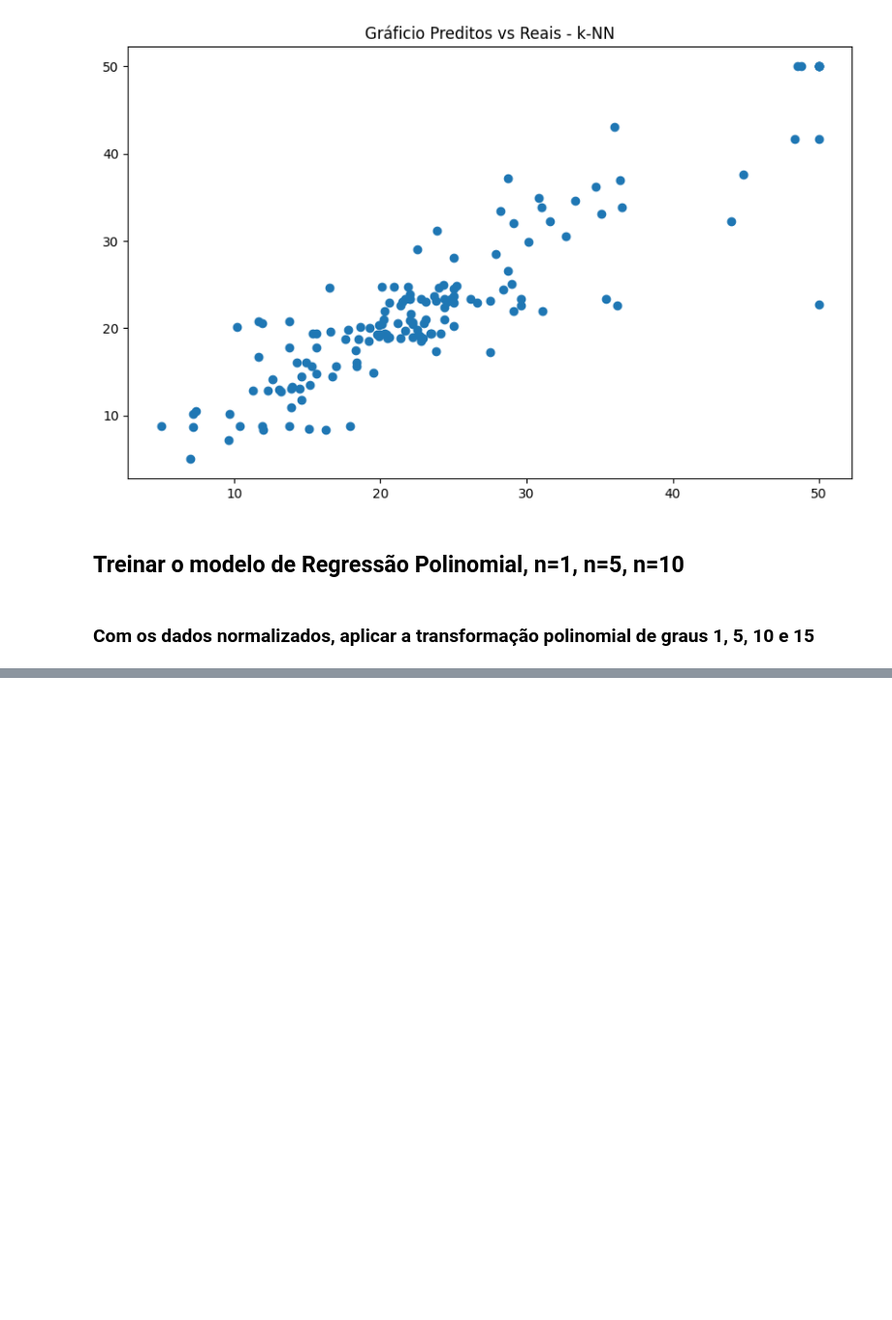
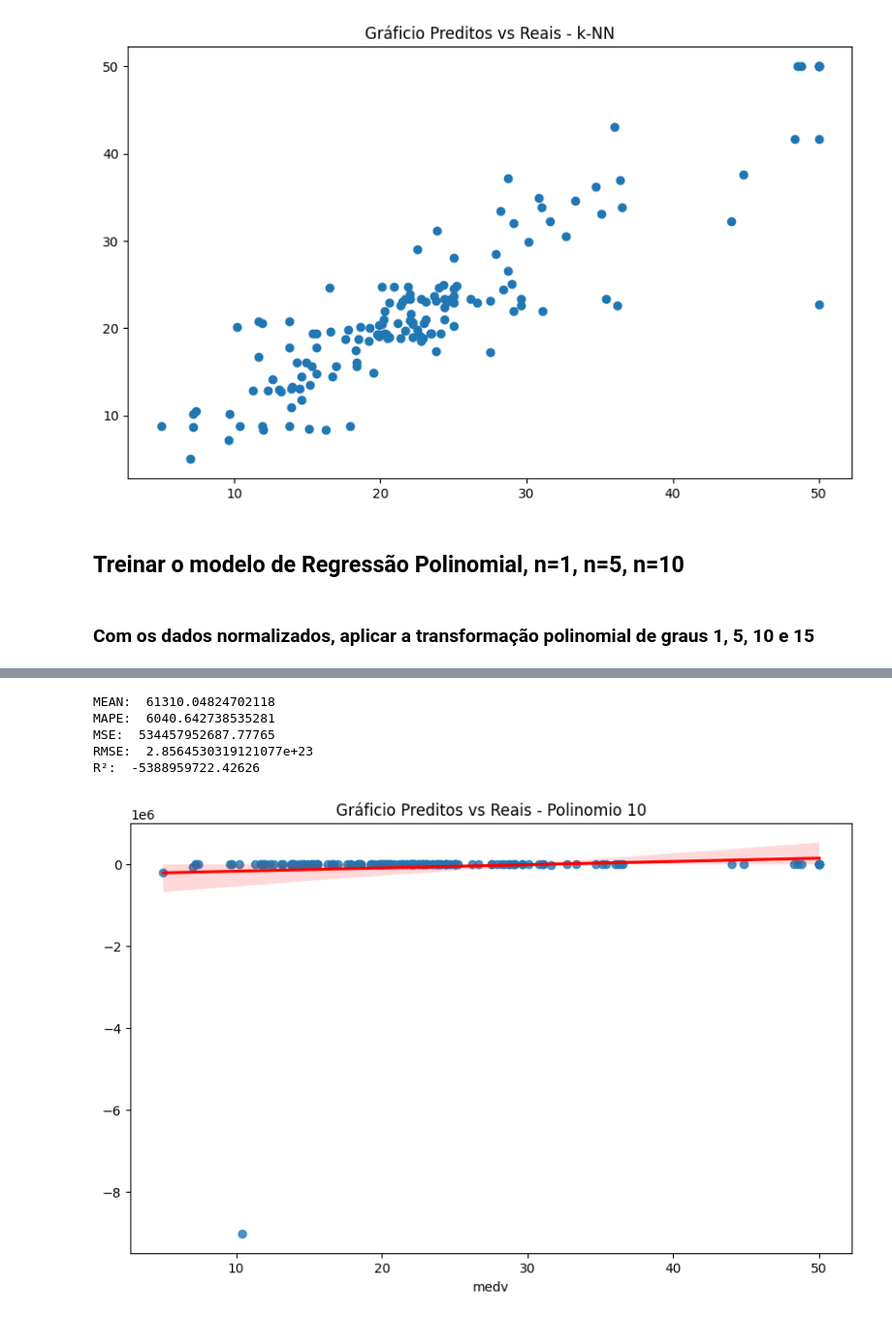
Before and after one commit to Lenoxel/modelos-preditivos-classicos, a Jupyter notebook: notebooks/atividade-05/atividade_05.ipynb, the cells around one changed output, grey strips where cells are left out. Shown at 97% size. Saved outputs shown, nothing was run; the diff lists cells and outputs as text; code cells hidden in the pictures; blank space fills up the shorter version.

```diff
--- a/notebooks/atividade-05/atividade_05.ipynb
+++ b/notebooks/atividade-05/atividade_05.ipynb
@@ -393,0 +398,4 @@ Grau 10
+# %%
+poly_grau_10 = PolynomialFeatures(degree=10)
+X_train_scaled_poly_10 = poly_grau_10.fit_transform(X_train_scaled)
+X_test_scaled_poly_10 = poly_grau_10.transform(X_test_scaled)
@@ -420,0 +461,18 @@ Grau 10
+# %%
+lin_reg_10 = LinearRegression()
+lin_reg_10.fit(X_train_scaled_poly_10, y_train)
+y_pred_poly_10 = lin_reg_10.predict(X_test_scaled_poly_10)
+# %%
+print_metrics(y_test, y_pred_poly_10)
+
+plt.figure(figsize=(10,6))
+plt.title('Gráficio Preditos vs Reais - Polinomio 10')
+sns.regplot(x=y_test,y=y_pred_poly_10,line_kws={"color": "red"})
+plt.show()
+# %% [output]
+MEAN:  61310.04824702118
+MAPE:  6040.642738535281
+MSE:  534457952687.77765
+RMSE:  2.8564530319121077e+23
+R²:  -5388959722.42626
+[figure, added]
```
Also changed, not shown: parts of 36 cells of this notebook.
